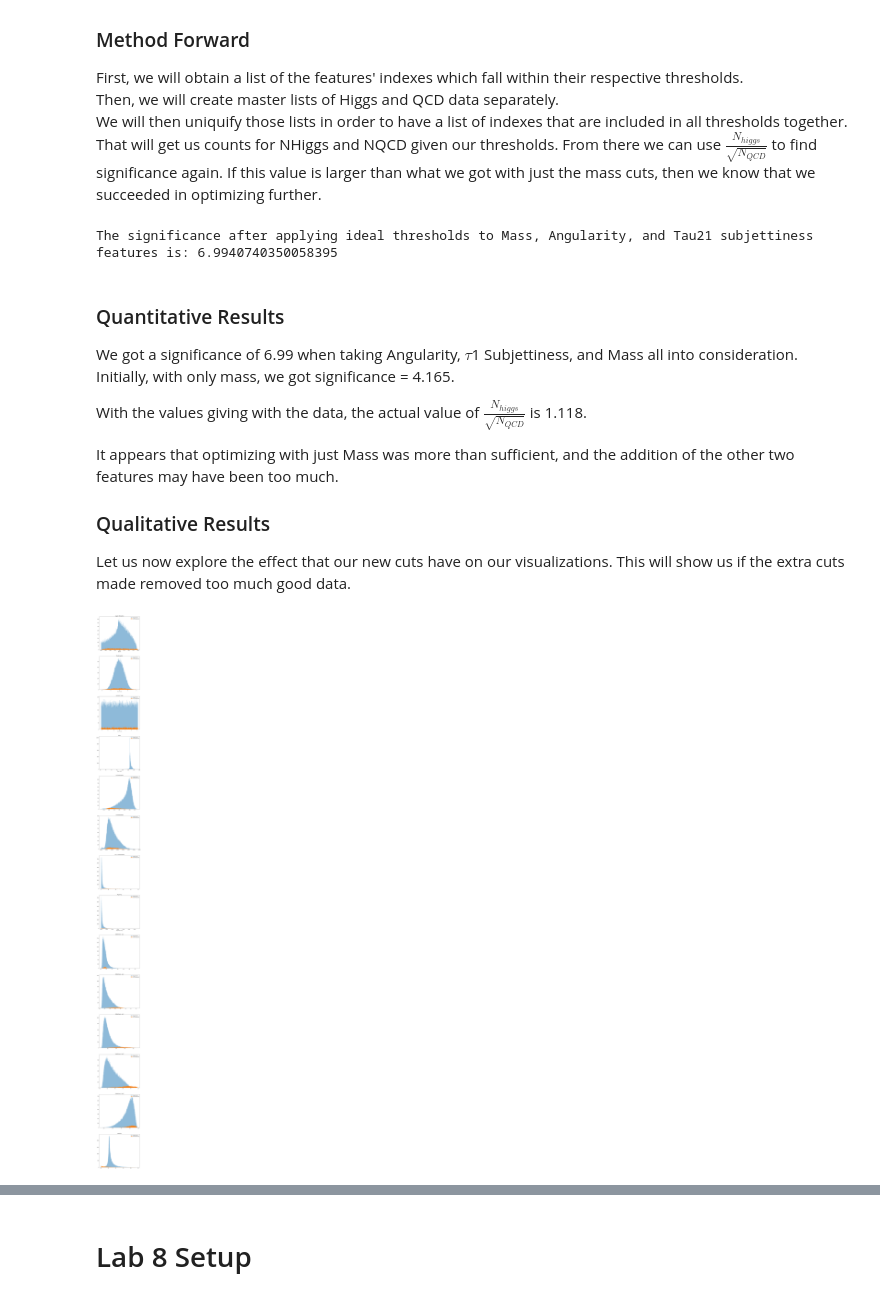
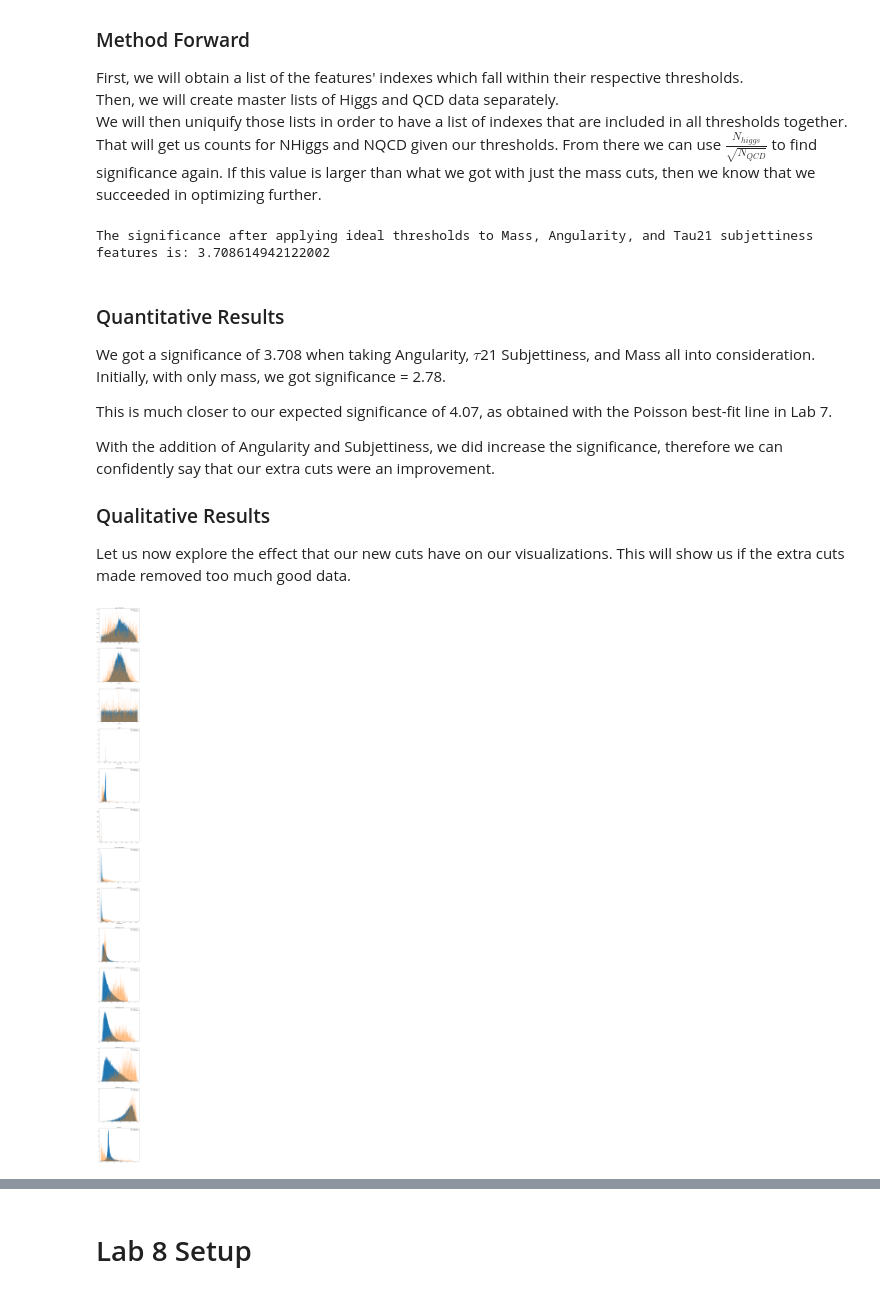
Before and after one commit to cseydlitz/phys434, a Jupyter notebook: FinalLab.ipynb, the cells around one changed output, grey strips where cells are left out. Drawn from its saved outputs; the diff is of its cells as text; code cells hidden in the pictures.

```diff
--- a/FinalLab.ipynb
+++ b/FinalLab.ipynb
@@ -437,10 +414,10 @@ With the thresholds we ultimately found to be the best in Problem 2, we will now
 # %%
 # Get the indexes of the values we want to retain using the method select_indexes
 qcd_feature = higgs_qcd_stuff['MASS']['qcd_detail']['data']
-qcd_mass_indexes = select_indexes(124,128,qcd_feature)
+qcd_mass_indexes = select_indexes(124,126,qcd_feature)
 
 h_feature = higgs_qcd_stuff['MASS']['higgs_detail']['data']
-h_mass_indexes = select_indexes(124,128,h_feature)
+h_mass_indexes = select_indexes(124,126,h_feature)
 # %% [markdown]
 Now that we have the indexes, we will need to pull out the data we want to keep, and multiply each by the expected counts.
 # %%
@@ -459,11 +436,13 @@ for i in range(len(features_list)):
     ax[i].hist(
         higgs_optimized_mass,
         500,
-        alpha=.5,
+        density=True,
         label=higgs_qcd_stuff.get(features_list[i]).get('higgs_detail').get('legend_label',''))
     ax[i].hist(
         qcd_optimized_mass,
         500,
+        density=True,
+        alpha=.5,
         label=higgs_qcd_stuff.get(features_list[i]).get('qcd_detail').get('legend_label',''))
     # Setting graph details that are not sensitive to data source
     ax[i].set_title(higgs_qcd_stuff.get(features_list[i]).get('title',''))
@@ -526,24 +513,24 @@ That will get us counts for NHiggs and NQCD given our thresholds. From there we
 # Get the indexes of the values we want to retain
 qcd_angularity_feature = []
 for ind in qcd_mass_indexes:
-    qcd_optimized_mass.append((higgs_qcd_stuff.get('ANG').get('qcd_detail').get('data',""))[ind])
+    qcd_angularity_feature.append((higgs_qcd_stuff.get('ANG').get('qcd_detail').get('data',""))[ind])
 
 qcd_t1_feature = []
 for ind in qcd_mass_indexes:
-    qcd_optimized_mass.append((higgs_qcd_stuff.get('T21').get('qcd_detail').get('data',""))[ind])
+    qcd_t1_feature.append((higgs_qcd_stuff.get('T21').get('qcd_detail').get('data',""))[ind])
 
 higgs_angularity_feature = []
 for ind in h_mass_indexes:
-    higgs_optimized_mass.append((higgs_qcd_stuff.get('ANG').get('higgs_detail').get('data',""))[ind])
+    higgs_angularity_feature.append((higgs_qcd_stuff.get('ANG').get('higgs_detail').get('data',""))[ind])
 
 higgs_t1_feature = []
 for ind in h_mass_indexes:
-    higgs_optimized_mass.append((higgs_qcd_stuff.get('T21').get('higgs_detail').get('data',""))[ind])
+    higgs_t1_feature.append((higgs_qcd_stuff.get('T21').get('higgs_detail').get('data',""))[ind])
 
-qcd_angularity_indexes = select_indexes(0,.0035,qcd_angularity_feature)
-qcd_tau_indexes = select_indexes(0,.75,qcd_t1_feature)
-h_angularity_indexes = select_indexes(0,.0035,h_angularity_feature)
-h_tau_indexes = select_indexes(0,.75,h_t1_feature)
+qcd_angularity_indexes = select_indexes(0,.003,qcd_angularity_feature)
+qcd_tau_indexes = select_indexes(0,.7,qcd_t1_feature)
+h_angularity_indexes = select_indexes(0,.003,higgs_angularity_feature)
+h_tau_indexes = select_indexes(0,.7,higgs_t1_feature)
 # %%
 # Creating and uniquifying the master lists to use for significance, and graphing
 qcd_master_list = []
@@ -565,15 +552,15 @@ significance = numerator/denominator
 print(f"The significance after applying ideal thresholds to Mass, Angularity, and Tau21"
         f" subjettiness features is: {significance}")
 # %% [output]
-The significance after applying ideal thresholds to Mass, Angularity, and Tau21 subjettiness features is: 6.9940740350058395
+The significance after applying ideal thresholds to Mass, Angularity, and Tau21 subjettiness features is: 3.708614942122002
 # %% [markdown]
 ### Quantitative Results
-We got a significance of 6.99 when taking Angularity, $\tau$1 Subjettiness, and Mass all into consideration.
-Initially, with only mass, we got significance = 4.165.
+We got a significance of 3.708 when taking Angularity, $\tau$21 Subjettiness, and Mass all into consideration.
+Initially, with only mass, we got significance = 2.78.
 
-With the values giving with the data, the actual value of $\frac{N_{higgs}}{\sqrt{N_{QCD}}}$ is 1.118.
+This is much closer to our expected significance of 4.07, as obtained with the Poisson best-fit line in Lab 7.
 
-It appears that optimizing with just Mass was more than sufficient, and the addition of the other two features may have been too much.
+With the addition of Angularity and Subjettiness, we did increase the significance, therefore we can confidently say that our extra cuts were an improvement.
 
 
 ### Qualitative Results
@@ -581,31 +568,33 @@ Let us now explore the effect that our new cuts have on our visualizations. This
 # %%
 fig,ax=plt.subplots(14, 1, figsize=(10,140))
 
 for i in range(len(features_list)):
     qcd_optimized_fin = []
     for j in qcd_unique_indexes:
         qcd_optimized_fin.append((higgs_qcd_stuff.get(features_list[i]).get('qcd_detail').get('data',""))[j])
 
     higgs_optimized_fin = []
     for ind in higgs_unique_indexes:
         higgs_optimized_fin.append((higgs_qcd_stuff.get(features_list[i]).get('higgs_detail').get('data',""))[ind])
 
-    # Creating a histogram of QCD data
+    # Creating a histogram of Higgs data
     ax[i].hist(
         higgs_optimized_fin,
         500,
-        alpha=.5,
+        density=True,
         label=higgs_qcd_stuff.get(features_list[i]).get('higgs_detail').get('legend_label',''))
     # Creating a histogram of QCD data
     ax[i].hist(
         qcd_optimized_fin,
-        200,
+        500,
+        density=True,
+        alpha=.5,
         label=higgs_qcd_stuff.get(features_list[i]).get('qcd_detail').get('legend_label',''))
     # Setting graph details that are not sensitive to data source
     ax[i].set_title(higgs_qcd_stuff.get(features_list[i]).get('title',''))
     ax[i].set_xlabel(higgs_qcd_stuff.get(features_list[i]).get('xlabel',''))
     ax[i].legend(loc='upper right')
 
 plt.show()
 # %% [output]
-[figure, old version]
+[figure, new version]
```
Also changed, not shown: parts of 47 cells of this notebook, 2 other files.
